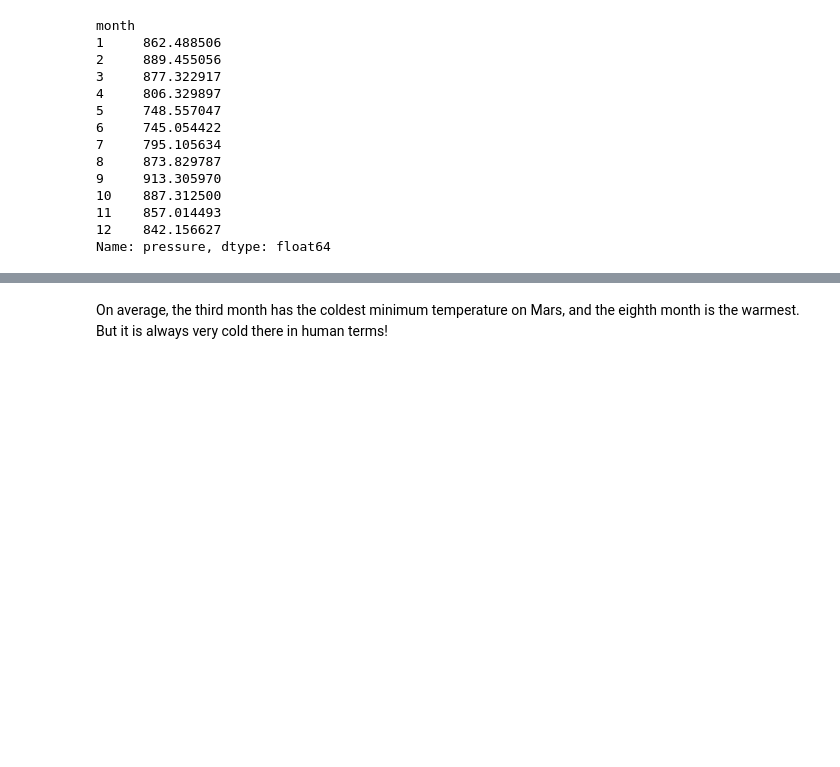
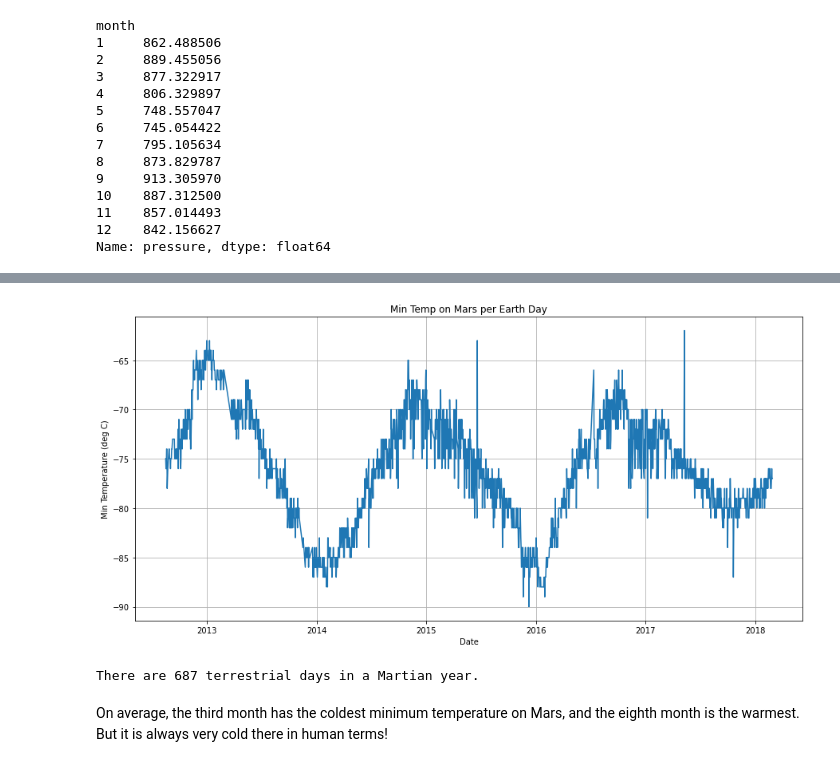
Before and after one commit to mdakegh/Mars_Mission, a Jupyter notebook: Mars_Mission/part_2_mars_weather.ipynb, the cells around one changed output, grey strips where cells are left out. Saved outputs shown, nothing was run; the diff lists cells and outputs as text; code cells hidden in the pictures; blank space fills up the shorter version.

```diff
--- a/Mars_Mission/part_2_mars_weather.ipynb
+++ b/Mars_Mission/part_2_mars_weather.ipynb
@@ -242,3 +238,28 @@ Name: pressure, dtype: float64
+# %%
+# 5. How many terrestrial (earth) days are there in a Martian year?
+
+# # Convert the 'terrestrial_date' column to a datetime data type
+# Mars_DF['terrestrial_date'] = pd.to_datetime(Mars_DF['terrestrial_date'])
+
+# # Find the range of dates in the 'terrestrial_date' column
+# dateRange = Mars_DF['terrestrial_date'].max() - Mars_DF['terrestrial_date'].min()
+
+# # Find the number of terrestrial days in a Martian year
+# tDays = dateRange.days
+
+fig, ax = plt.subplots(figsize=[15,7])
+ax = plt.plot(Mars_DF.terrestrial_date,Mars_DF.min_temp)
+plt.grid(visible=True, which='both')
+plt.xlabel('Date')
+plt.ylabel('Min Temperature (deg C)')
+plt.title('Min Temp on Mars per Earth Day')
+plt.show()
+
+DaysOnMars = 687
+print("There are", DaysOnMars, "terrestrial days in a Martian year.")
+# %% [output]
+[figure, added]
+There are 687 terrestrial days in a Martian year.
 # %% [markdown]
 On average, the third month has the coldest minimum temperature on Mars, and the eighth month is the warmest. But it is always very cold there in human terms!
 # %% [markdown]
```
Also changed, not shown: parts of 21 cells of this notebook, 1 other file.
